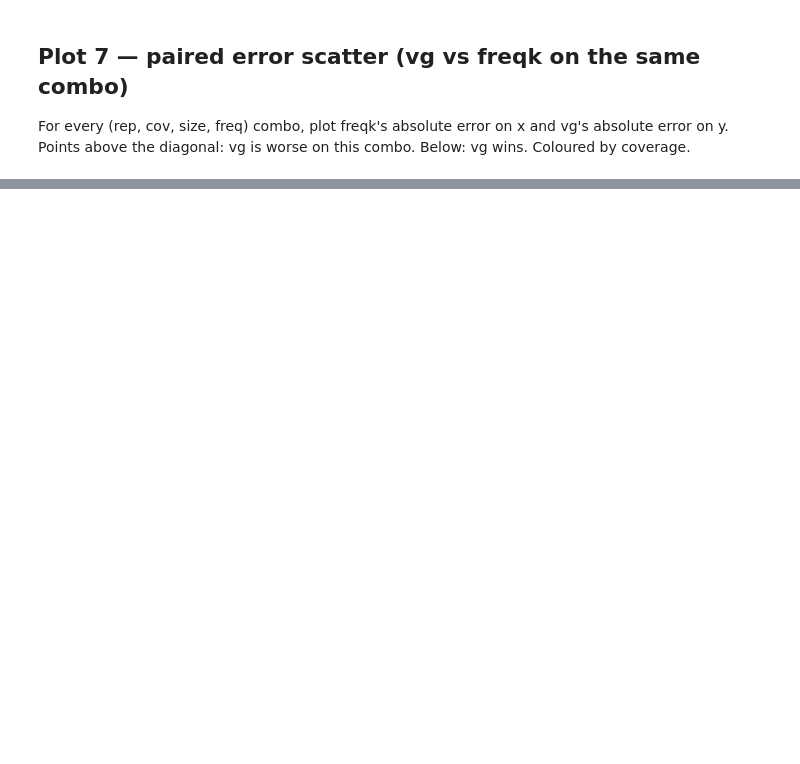
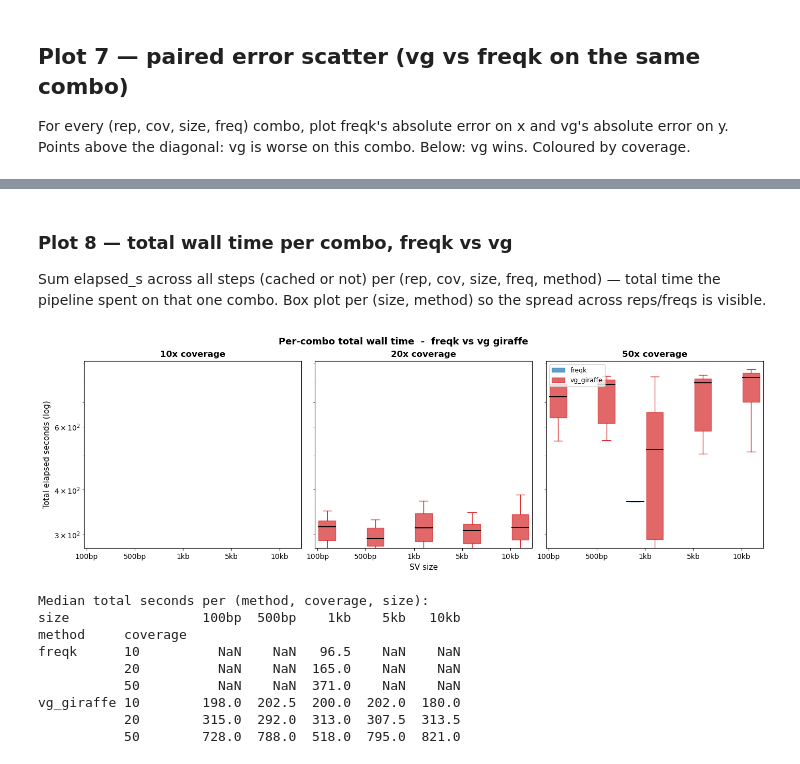
Before and after one commit to Tatianabellagio/visor_freqk, a Jupyter notebook: summaries/freqk_vs_vg_giraffe.ipynb, the cells around one changed output, grey strips where cells are left out. Saved outputs shown, nothing was run; the diff lists cells and outputs as text; code cells hidden in the pictures; blank space fills up the shorter version.

```diff
--- a/summaries/freqk_vs_vg_giraffe.ipynb
+++ b/summaries/freqk_vs_vg_giraffe.ipynb
@@ -497,0 +569,70 @@ tie       :     1
+# %% [markdown]
+### Plot 8 — total wall time per combo, freqk vs vg
+
+Sum elapsed_s across all steps (cached or not) per (rep, cov, size, freq, method) — total time the pipeline spent on that one combo. Box plot per (size, method) so the spread across reps/freqs is visible.
+# %%
+total = (rt.groupby(['rep', 'coverage', 'size', 'freq_label', 'method'])['elapsed_s']
+           .sum().reset_index(name='total_s'))
+
+fig, axes = plt.subplots(1, len(COV_ORDER), figsize=(14, 4.6),
+                         sharey=True, constrained_layout=True)
+if len(COV_ORDER) == 1:
+    axes = [axes]
+
+box_positions = np.arange(len(SIZE_ORDER)) * 2.0
+offsets = {'freqk': -0.4, 'vg_giraffe': 0.4}
+
+for ax, cov in zip(axes, COV_ORDER):
+    sub = total[total['coverage'] == cov]
+    ns_per_size = []
+    for mth in METHODS:
+        for j, sz in enumerate(SIZE_ORDER):
+            vals = sub[(sub['method'] == mth) & (sub['size'] == sz)]['total_s'].values
+            if len(vals) == 0:
+                continue
+            bp = ax.boxplot([vals], positions=[box_positions[j] + offsets[mth]],
+                            widths=0.7, patch_artist=True,
+                            showfliers=False,
+                            boxprops=dict(facecolor=METHOD_COLOR[mth], alpha=0.7,
+                                          edgecolor=METHOD_COLOR[mth]),
+                            medianprops=dict(color='black', linewidth=1.4),
+                            whiskerprops=dict(color=METHOD_COLOR[mth]),
+                            capprops=dict(color=METHOD_COLOR[mth]))
+        ns_per_size.append(None)
+
+    ax.set_xticks(box_positions)
+    ax.set_xticklabels(SIZE_ORDER, fontsize=10)
+    ax.set_title(f'{cov}x coverage', fontsize=12, fontweight='bold')
+    ax.grid(axis='y', alpha=0.3, zorder=0)
+    ax.set_axisbelow(True)
+    ax.set_yscale('log')
+
+axes[0].set_ylabel('Total elapsed seconds (log)', fontsize=11)
+axes[len(axes)//2].set_xlabel('SV size', fontsize=11)
+
+handles = [mpatches.Patch(color=METHOD_COLOR[m], alpha=0.7, label=m) for m in METHODS]
+axes[-1].legend(handles=handles, loc='upper left', fontsize=9, frameon=True)
+
+fig.suptitle('Per-combo total wall time  -  freqk vs vg giraffe',
+             fontsize=13, fontweight='bold')
+
+plt.savefig(f'{PLOT_DIR}/freqk_vs_vg_runtime_total.png',
+            bbox_inches='tight', dpi=200)
+plt.show()
+
+print()
+print('Median total seconds per (method, coverage, size):')
+med = (total.groupby(['method', 'coverage', 'size'])['total_s'].median()
+            .unstack('size').reindex(columns=SIZE_ORDER))
+print(med.round(1))
+# %% [output]
+[figure, added]
+Median total seconds per (method, coverage, size):
+size                 100bp  500bp    1kb    5kb   10kb
+method     coverage
+freqk      10          NaN    NaN   96.5    NaN    NaN
+           20          NaN    NaN  165.0    NaN    NaN
+           50          NaN    NaN  371.0    NaN    NaN
+vg_giraffe 10        198.0  202.5  200.0  202.0  180.0
+           20        315.0  292.0  313.0  307.5  313.5
+           50        728.0  788.0  518.0  795.0  821.0
```
Also changed, not shown: parts of 9 cells of this notebook, 1 other file.
